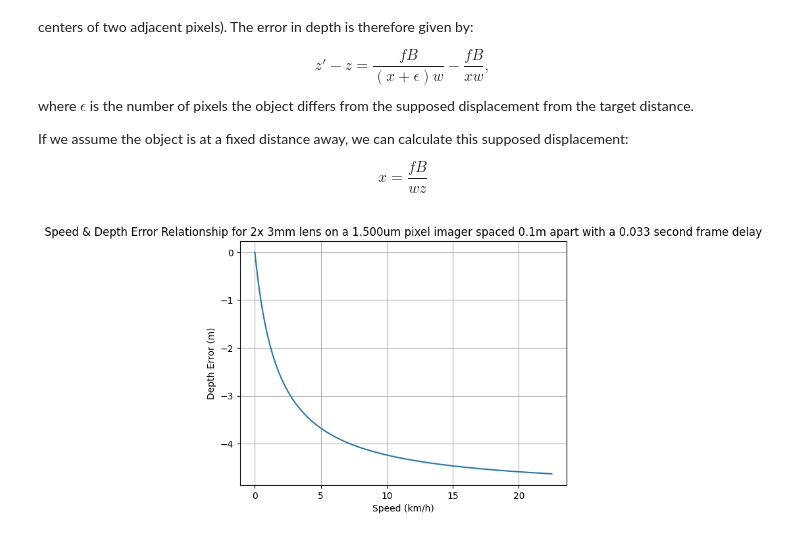
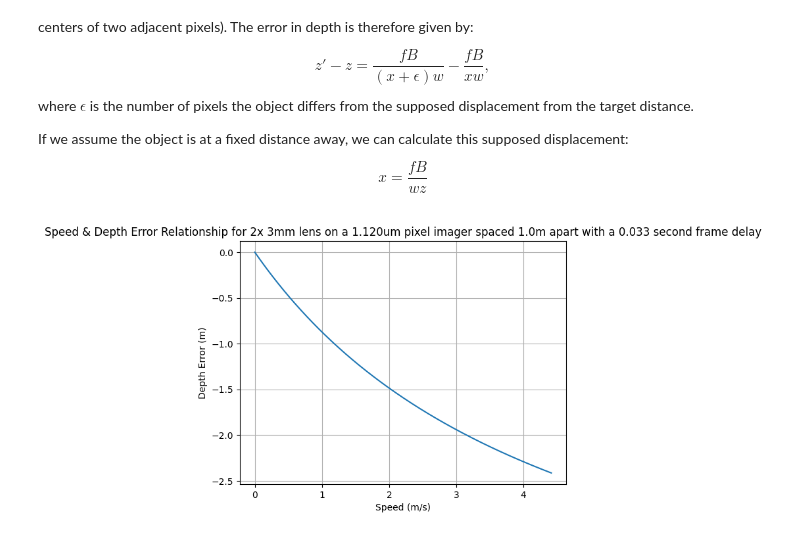
Before and after one commit to UCSD-E4E/fishsense-tools, a Jupyter notebook: notebooks/moving_target_and_unsync_error.ipynb, the cells around one changed output. Cells and saved outputs as stored; diff of their text form; code cells hidden in the pictures.

Commit message:
fixed variable naming issues and changed units on x axis to meters per second

```diff
--- a/notebooks/moving_target_and_unsync_error.ipynb
+++ b/notebooks/moving_target_and_unsync_error.ipynb
@@ -4,19 +4,19 @@ import matplotlib.pyplot as plt
 import math
 # %%
 # Go Pro Hero 10 parameters
-# pixel_pitch_mm = 1.12e-3
-# pixel_pitch_mm = 5663
-# focal_len_mm = 3
+pixel_pitch_mm = 1.12e-3
+sensor_width_px = 5663
+focal_length_mm = 3
 
 # Olympus TG6 parameters
-pixel_pitch_mm = 1.5e-3
-focal_len_mm = 3
-sensor_width_px = 4000
+# pixel_pitch_mm = 1.5e-3
+# focal_len_mm = 3
+# sensor_width_px = 4000
 
 frame_delay = 1/30
 
 dist_to_subj_mm = 5000
-baseline_mm = 100
+baseline_mm = 1000
 # %% [markdown]
 The purpose of this notebook is to plot the error in distance estimation of an object to a stereo camera setup when the two cameras are unsynchronized. The distance away from the camera is given by the following formula:
 
@@ -36,15 +36,15 @@ target_disparity_px = focal_length_mm * baseline_mm/(pixel_pitch_mm * dist_to_su
 disparity_error_px = np.linspace(0, 500, num=256)
 depth_error_mm = focal_length_mm * baseline_mm/((target_disparity_px + disparity_error_px) * pixel_pitch_mm) - dist_to_subj_mm
 
-# px -> mm -> mm per second -> mm per minute -> mm per hour -> m per hour -> km per hour
-# dist_mm / dist_to_subj = disparity_error_px / focal_len_mm
+# px -> mm -> mm per second ->
+# dist_mm / dist_to_subj = disparity_error_px / focal_length_mm
 # Displacement to speed conversion
-subject_speed_meters_ph = disparity_error_px * dist_to_subj_mm * 60 * 60/ (focal_length_mm * frame_delay * sensor_width_px)
+subject_speed_mps = disparity_error_px * dist_to_subj_mm/ (focal_length_mm * frame_delay * sensor_width_px)
 # %%
-plt.plot(subject_speed_meters_ph / 1e6, depth_error_mm / 1e3)
-plt.xlabel("Speed (km/h)")
+plt.plot(subject_speed_mps / 1e3, depth_error_mm / 1e3)
+plt.xlabel("Speed (m/s)")
 plt.ylabel("Depth Error (m)")
-plt.title(f"Speed & Depth Error Relationship for 2x {focal_len_mm}mm lens on a {pixel_pitch_mm * 1e3:.3f}um pixel imager spaced {baseline_mm/1000}m apart with a {frame_delay:.3f} second frame delay")
+plt.title(f"Speed & Depth Error Relationship for 2x {focal_length_mm}mm lens on a {pixel_pitch_mm * 1e3:.3f}um pixel imager spaced {baseline_mm/1000}m apart with a {frame_delay:.3f} second frame delay")
 plt.grid()
 # %% [output]
-[figure, old version]
+[figure, new version]
```
